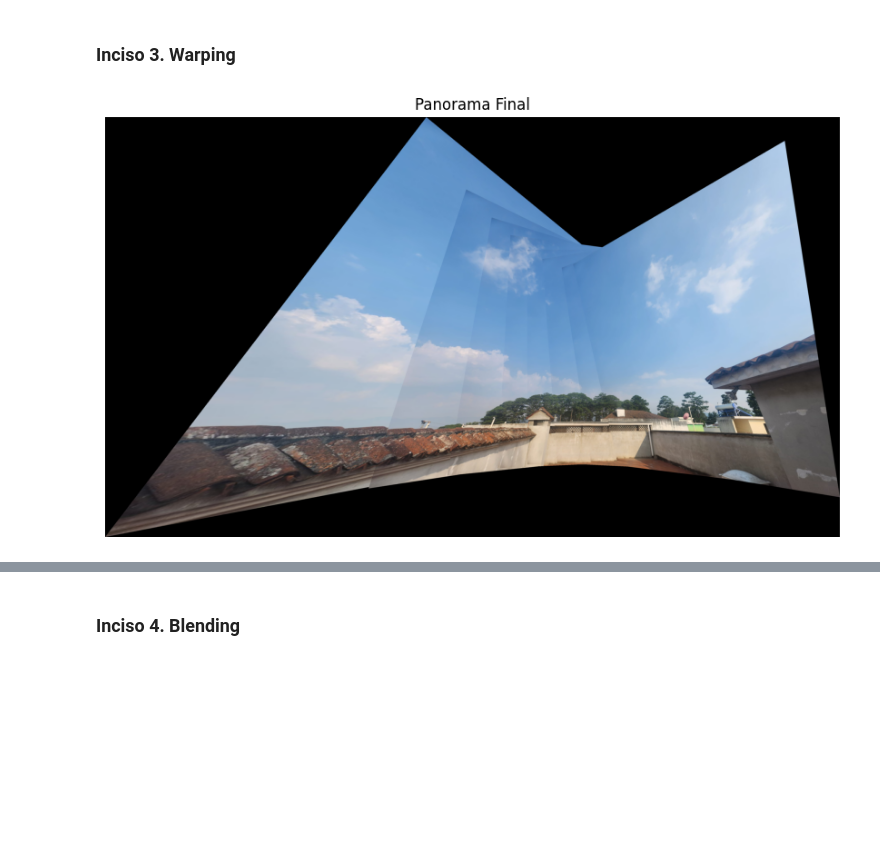
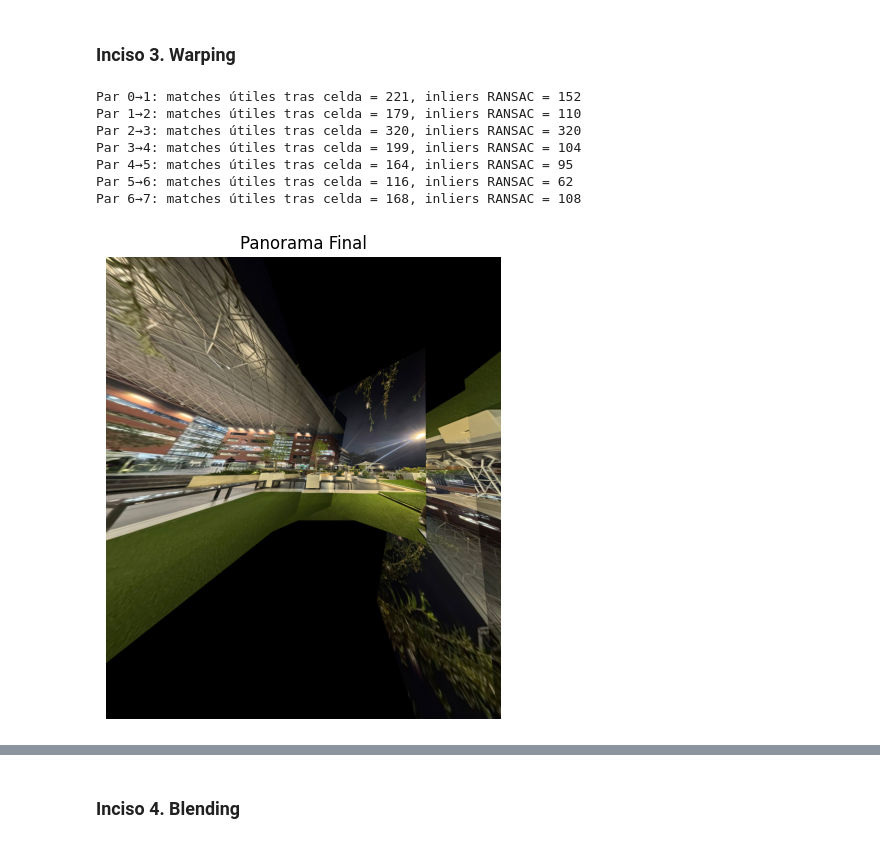
Before and after one commit to MarioGuerra21008/panoramicImages_CV, a Jupyter notebook: panoramicImages.ipynb, the cells around one changed output, grey strips where cells are left out. Drawn from its saved outputs; the diff is of its cells as text; code cells hidden in the pictures; blank space fills up the shorter version.

```diff
--- a/panoramicImages.ipynb
+++ b/panoramicImages.ipynb
@@ -12,7 +12,7 @@ import glob
 import matplotlib.pyplot as plt
 
 # Cargar imágenes
-images = sorted(glob.glob("assets/trees/*.jpg"))
+images = sorted(glob.glob("assets/CIT/*.jpeg"))
 base_idx = len(images) // 2
 image_base = cv2.imread(images[base_idx])
 image_base_rgb = cv2.cvtColor(image_base, cv2.COLOR_BGR2RGB)
@@ -69,25 +116,46 @@ plt.show()
 # %%
 import numpy as np
 
-paths = sorted(glob.glob("assets/trees/*.jpg"))
+import re, glob
+
+def natural_key(path):
+    # extrae los dígitos y los ordena numéricamente
+    return [int(tok) if tok.isdigit() else tok.lower()
+            for tok in re.split(r'(\d+)', path)]
+
+paths = sorted(glob.glob("assets/CIT/*.jpeg"), key=natural_key)
+
+
+
+paths = sorted(glob.glob("assets/CIT/*.jpeg"))
 imgs = [cv2.imread(p) for p in paths]
 b = len(imgs)//2
 
 Hs = []
 for i in range(len(imgs)-1):
-    H,_,_,_,_ = matching_pairs(imgs[i], imgs[i+1])
+    H, kp1, kp2, sel_matches, inlier_mask = matching_pairs(
+        imgs[i], imgs[i+1],
+        ratio_thresh=0.7,
+        ransac_thresh=3.0,
+        grid_size=(4,4),
+        max_per_cell=20
+    )
+    print(f"Par {i}→{i+1}: matches útiles tras celda = {len(sel_matches)}, inliers RANSAC = {inlier_mask.sum()}")
     Hs.append(H)
+
 
 G = [None]*len(imgs)
 G[b] = np.eye(3, dtype=np.float64)
 
 # para i < b
 for i in range(b-1, -1, -1):
-    G[i] = Hs[i] @ G[i+1]
+    G[i] = G[i+1] @ Hs[i]
+    G[i] = G[i] / G[i][2,2]
 
 # para i > b
 for i in range(b+1, len(imgs)):
-    G[i] = np.linalg.inv(Hs[i-1]) @ G[i-1]
+    G[i] = G[i-1] @ np.linalg.inv(Hs[i-1])
+    G[i] = G[i] / G[i][2,2]
 
 corners = np.array([[0,0],[0,1],[1,1],[1,0]], dtype=np.float32)
 all_pts = []
@@ -100,31 +168,38 @@ for i,im in enumerate(imgs):
 all_pts = np.vstack(all_pts)
 x_min, y_min = all_pts[:,:,0].min(), all_pts[:,:,1].min()
 x_max, y_max = all_pts[:,:,0].max(), all_pts[:,:,1].max()
 
 # tamaño y offsets
 W_pano = int(np.ceil(x_max - x_min))
 H_pano = int(np.ceil(y_max - y_min))
 dx, dy = -x_min, -y_min
 
 pano = np.zeros((H_pano, W_pano, 3), dtype=np.uint8)
 
 for i,im in enumerate(imgs):
     # construir matriz de desplazamiento + homografía
     T = np.array([[1,0,dx],
                   [0,1,dy],
                   [0,0,1]], dtype=np.float64)
     M = T @ G[i]
     cv2.warpPerspective(im, M, (W_pano, H_pano),
                         dst=pano,
                         flags=cv2.INTER_LINEAR,
                         borderMode=cv2.BORDER_TRANSPARENT)
 
 
 pano_rgb = cv2.cvtColor(pano, cv2.COLOR_BGR2RGB)
 plt.figure(figsize=(12,6))
 plt.imshow(pano_rgb)
 plt.axis('off')
 plt.title("Panorama Final")
 plt.show()
 # %% [output]
+Par 0→1: matches útiles tras celda = 221, inliers RANSAC = 152
+Par 1→2: matches útiles tras celda = 179, inliers RANSAC = 110
+Par 2→3: matches útiles tras celda = 320, inliers RANSAC = 320
+Par 3→4: matches útiles tras celda = 199, inliers RANSAC = 104
+Par 4→5: matches útiles tras celda = 164, inliers RANSAC = 95
+Par 5→6: matches útiles tras celda = 116, inliers RANSAC = 62
+Par 6→7: matches útiles tras celda = 168, inliers RANSAC = 108
-[figure, old version]
+[figure, new version]
```
Also changed, not shown: parts of 4 cells of this notebook, 8 other files.
